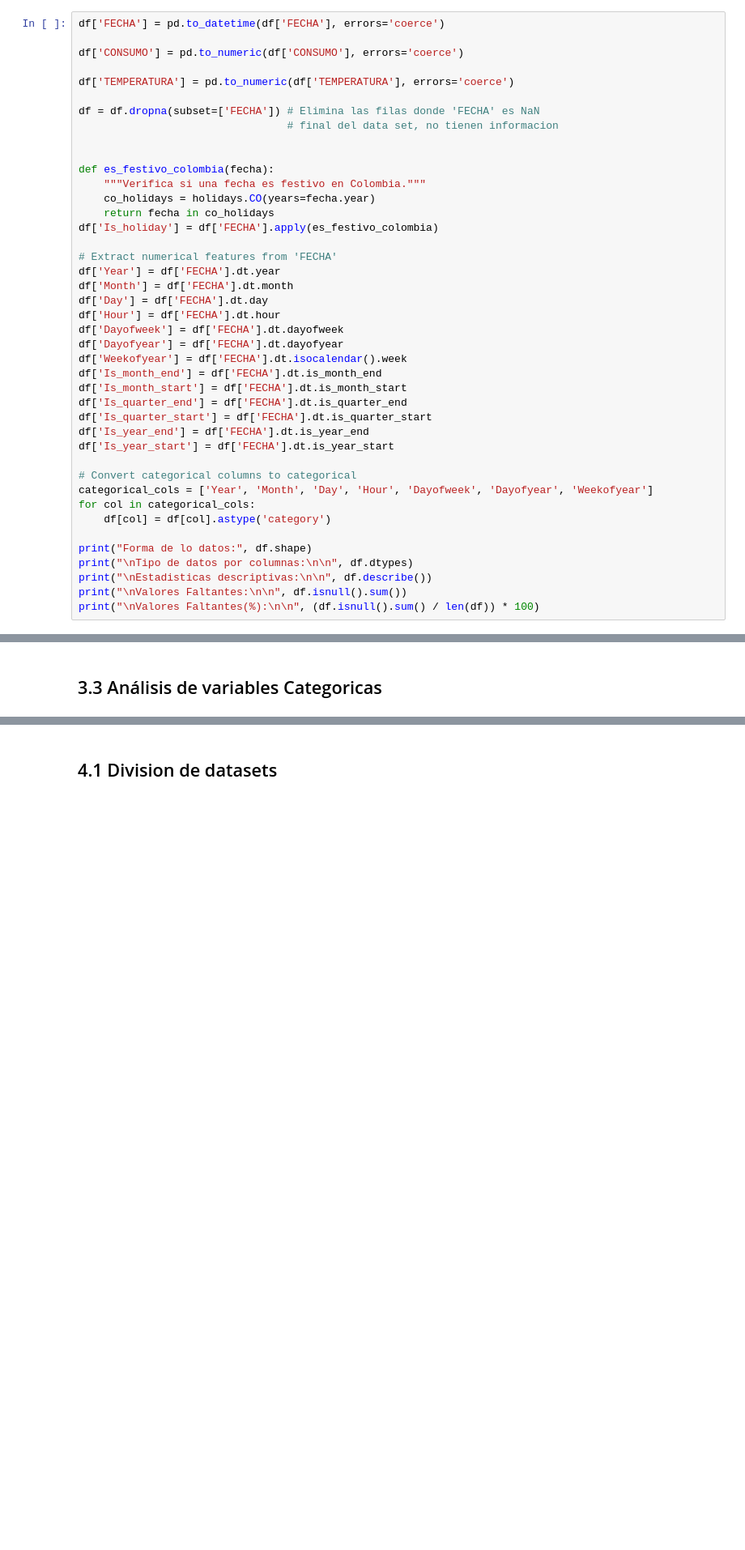
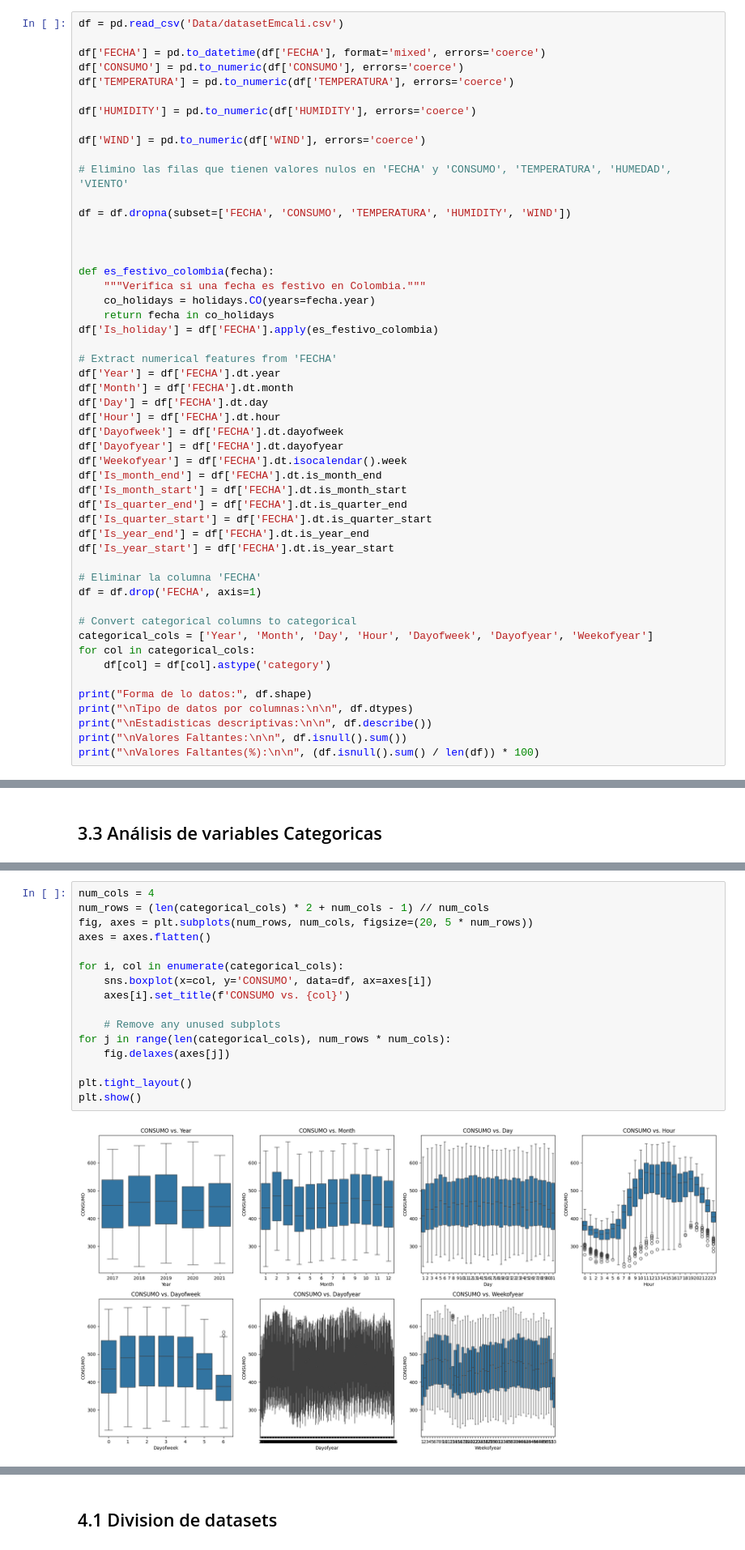
Before and after one commit to rchicangana/AnalisisDatosProyecto, a Jupyter notebook: ProyectoFinal.ipynb, the cells around one changed output, grey strips where cells are left out. Shown: that part at 81% size. Cells and saved outputs as stored; diff of their text form; blank space fills up the shorter version.

Commit message:
Revert "Ajuste de variables numericas estandarizado y normalizado"
This reverts commit d074c4e8bb165e95eb0028dfe57c6e61b475df78.

```diff
--- a/ProyectoFinal.ipynb
+++ b/ProyectoFinal.ipynb
@@ -84,12 +150,18 @@ Se adicionan columnas, basadas en la fecha, con la hipotesis que esto permitira
 # %%
-df['FECHA'] = pd.to_datetime(df['FECHA'], errors='coerce')
+df = pd.read_csv('Data/datasetEmcali.csv')
 
+df['FECHA'] = pd.to_datetime(df['FECHA'], format='mixed', errors='coerce')
 df['CONSUMO'] = pd.to_numeric(df['CONSUMO'], errors='coerce')
-
 df['TEMPERATURA'] = pd.to_numeric(df['TEMPERATURA'], errors='coerce')
 
-df = df.dropna(subset=['FECHA']) # Elimina las filas donde 'FECHA' es NaN
-                                 # final del data set, no tienen informacion
+df['HUMIDITY'] = pd.to_numeric(df['HUMIDITY'], errors='coerce')
+
+df['WIND'] = pd.to_numeric(df['WIND'], errors='coerce')
+
+# Elimino las filas que tienen valores nulos en 'FECHA' y 'CONSUMO', 'TEMPERATURA', 'HUMEDAD', 'VIENTO'
+
+df = df.dropna(subset=['FECHA', 'CONSUMO', 'TEMPERATURA', 'HUMIDITY', 'WIND'])
+
 
 
 def es_festivo_colombia(fecha):
@@ -113,6 +185,9 @@ df['Is_quarter_start'] = df['FECHA'].dt.is_quarter_start
 df['Is_year_end'] = df['FECHA'].dt.is_year_end
 df['Is_year_start'] = df['FECHA'].dt.is_year_start
 
+# Eliminar la columna 'FECHA'
+df = df.drop('FECHA', axis=1)
+
 # Convert categorical columns to categorical
 categorical_cols = ['Year', 'Month', 'Day', 'Hour', 'Dayofweek', 'Dayofyear', 'Weekofyear']
 for col in categorical_cols:
@@ -282,0 +272,18 @@ Error:
+# %%
+num_cols = 4
+num_rows = (len(categorical_cols) * 2 + num_cols - 1) // num_cols
+fig, axes = plt.subplots(num_rows, num_cols, figsize=(20, 5 * num_rows))
+axes = axes.flatten()
+
+for i, col in enumerate(categorical_cols):
+    sns.boxplot(x=col, y='CONSUMO', data=df, ax=axes[i])
+    axes[i].set_title(f'CONSUMO vs. {col}')
+
+    # Remove any unused subplots
+for j in range(len(categorical_cols), num_rows * num_cols):
+    fig.delaxes(axes[j])
+
+plt.tight_layout()
+plt.show()
+# %% [output]
+[figure, added]
```
Also changed, not shown: parts of 45 cells of this notebook.
